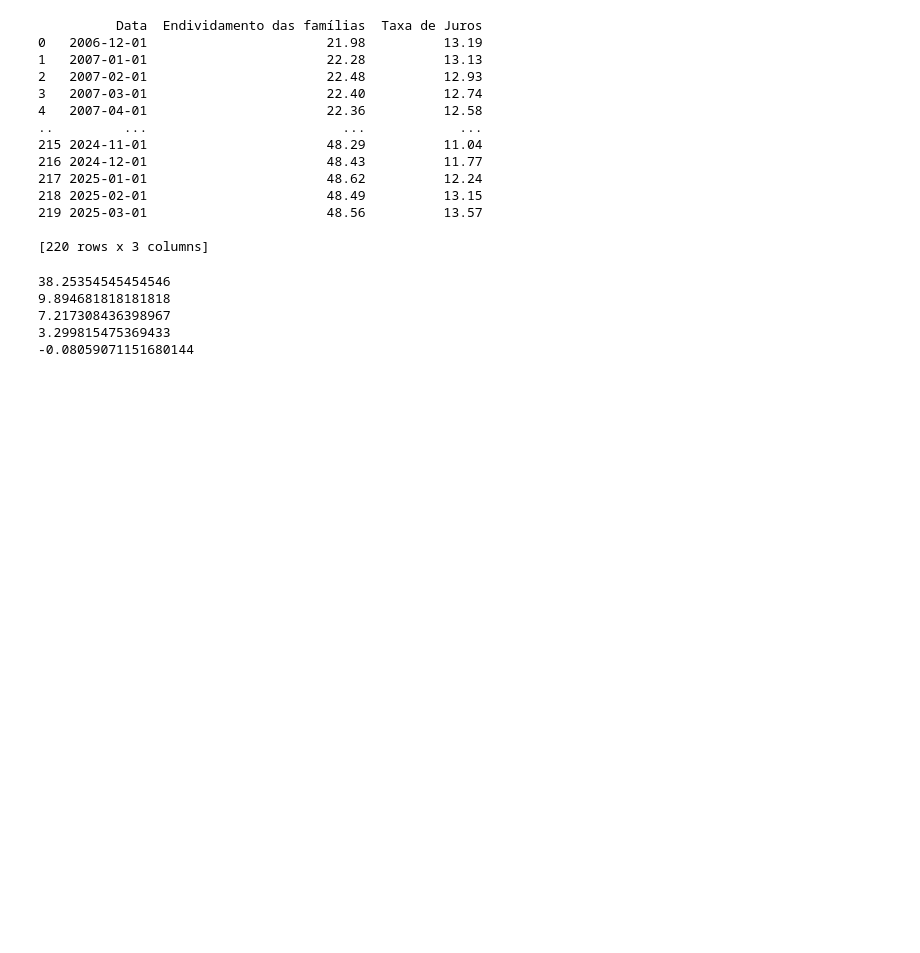
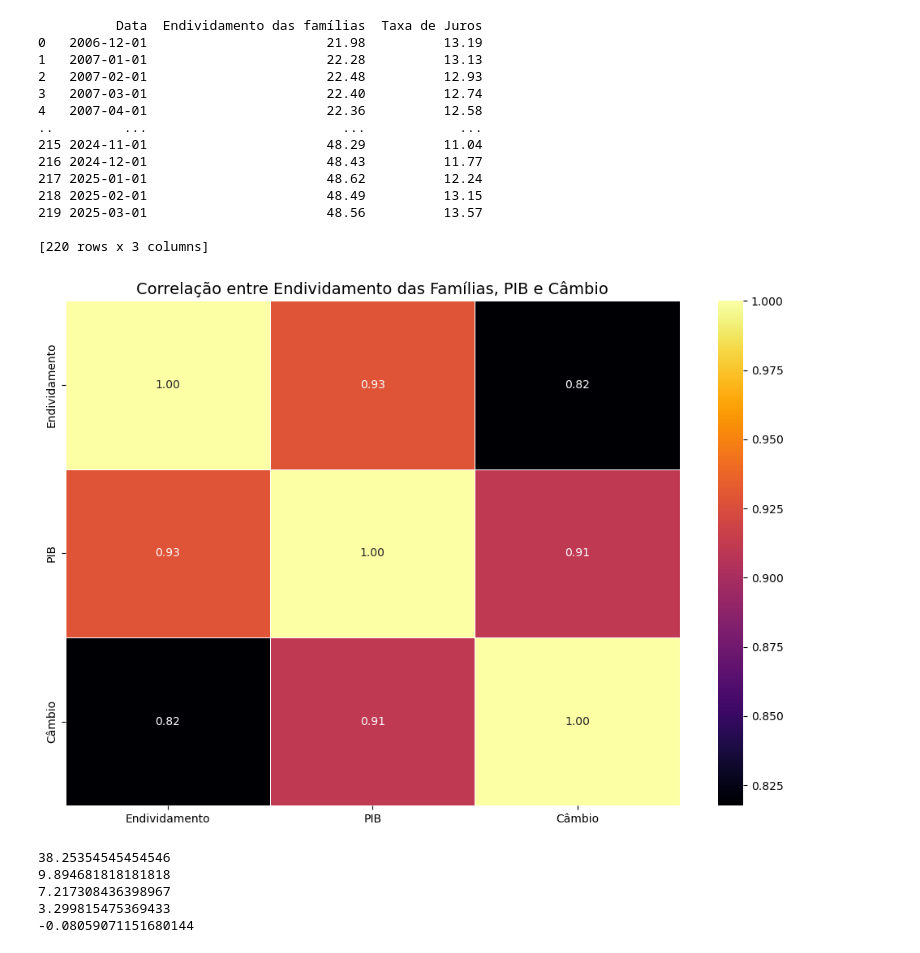
Before and after one commit to rodrigogrinfeld1/Projeto-DEV---Grupo-1, a Jupyter notebook: Untitled-1.ipynb, the cells around one changed output. Saved outputs shown, nothing was run; the diff lists cells and outputs as text; code cells hidden in the pictures; blank space fills up the shorter version.

```diff
--- a/Untitled-1.ipynb
+++ b/Untitled-1.ipynb
@@ -41,6 +41,36 @@ print(endividamento_e_selic)
 219 2025-03-01                       48.56          13.57
 
 [220 rows x 3 columns]
+# %%
+# Importar bibliotecas
+import pandas as pd
+import numpy as np
+import seaborn as sns
+import matplotlib.pyplot as plt
+
+# Carregar dados
+df = pd.read_csv("dataset_unificado.csv")
+df["Data"] = pd.to_datetime(df["Data"], format="%m/%Y")
+
+# Limpar e converter colunas
+df["Endividamento"] = df["29037 - Endividamento das famílias com o Sistema Financeiro Nacional em relação à renda acumulada dos últimos doze meses (RNDBF) - %,"].astype(str).str.replace(",", ".").astype(float)
+df["PIB"] = df["4380 - PIB mensal - Valores correntes (R$ milhões) - R$ (milhões)"].astype(str).str.replace(".", "", regex=False).str.replace(",", ".", regex=False).astype(float)
+df["Câmbio"] = df["3695 - Taxa de câmbio - Livre - Dólar americano (compra) - Fim de período - mensal - u.m.c./US$"].astype(str).str.replace(",", ".").astype(float)
+
+# Criar DataFrame com variáveis de interesse
+df_corr = df[["Endividamento", "PIB", "Câmbio"]]
+
+# Calcular matriz de correlação
+matriz_correlacao = df_corr.corr()
+
+# Plotar heatmap
+plt.figure(figsize=(10, 7))
+sns.heatmap(matriz_correlacao, annot=True, cmap="inferno", fmt=".2f", linewidths=0.5)
+plt.title("Correlação entre Endividamento das Famílias, PIB e Câmbio", fontsize=14)
+plt.tight_layout()
+plt.show()
+# %% [output]
+[figure, added]
 # %%
 #Medidas sobre Endividamento e Taxa de Juros
 
```
Also changed, not shown: 1 other file.
